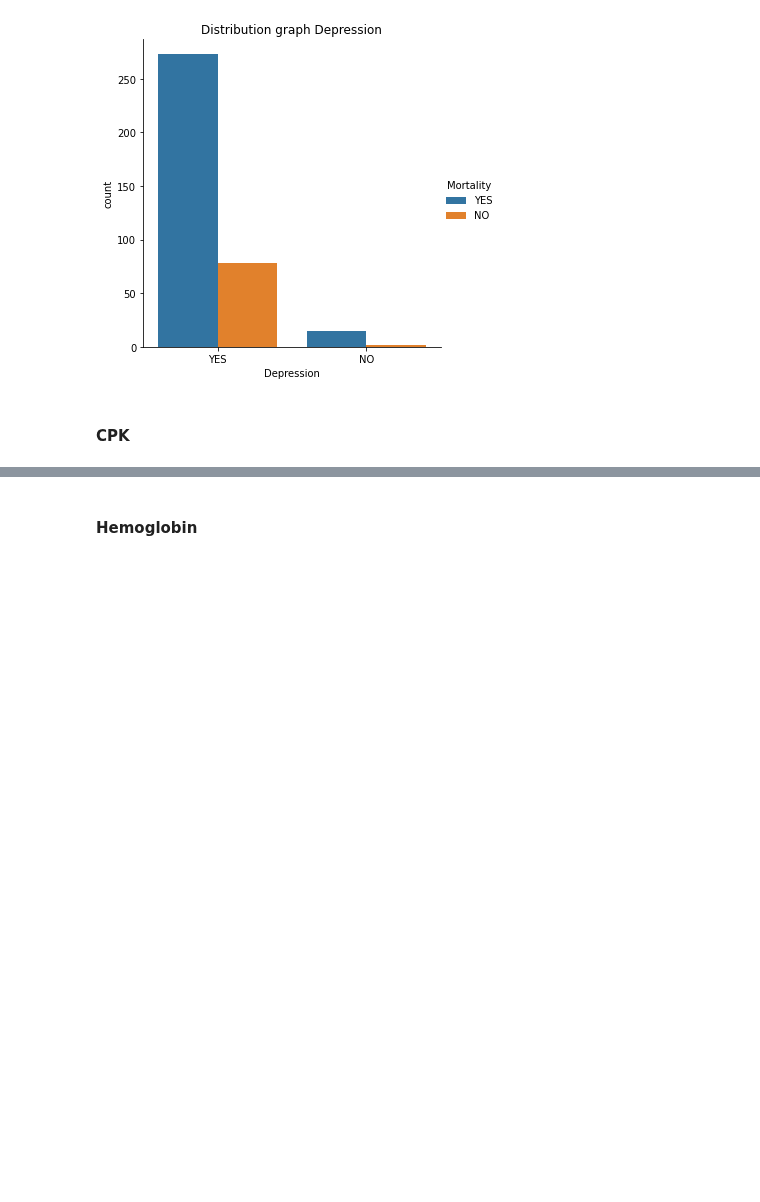
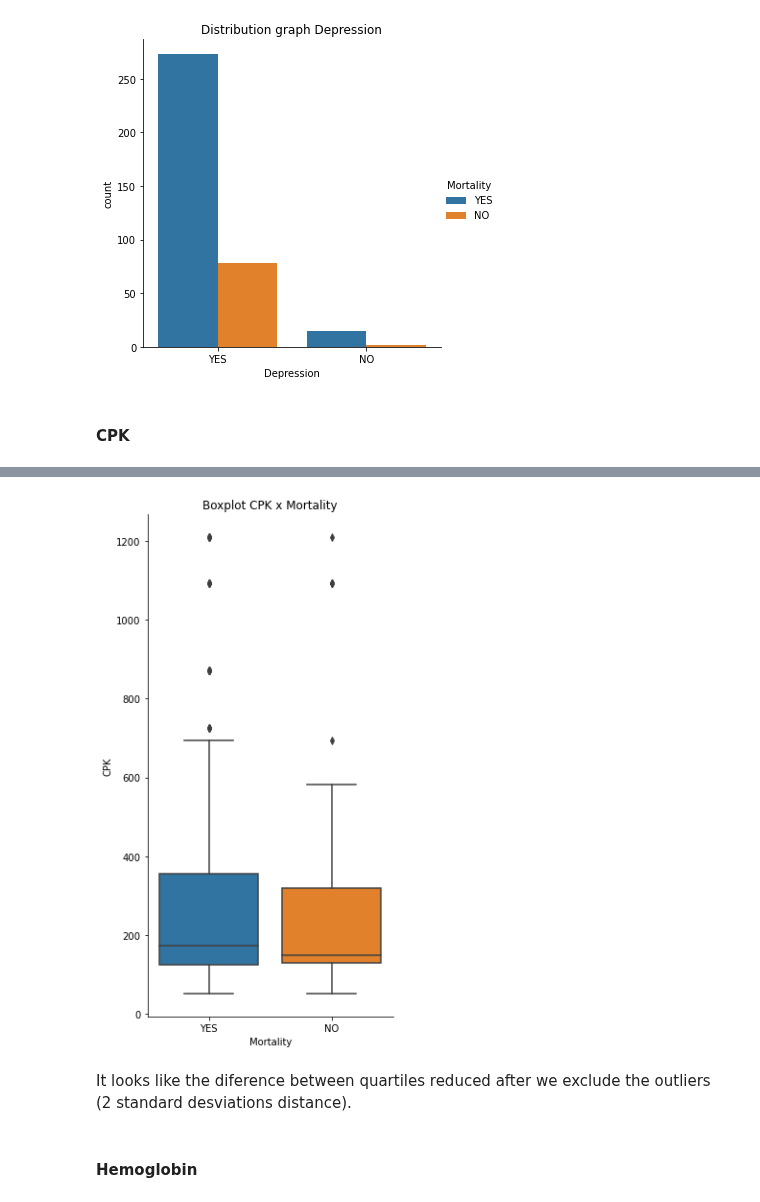
Before and after one commit to RenanGroot/Analise-Exploratoria-ENEM2019, a Jupyter notebook: Heart-Failure-Prediction.ipynb, the cells around one changed output, grey strips where cells are left out. Saved outputs shown, nothing was run; the diff lists cells and outputs as text; code cells hidden in the pictures; blank space fills up the shorter version.

```diff
--- a/Heart-Failure-Prediction.ipynb
+++ b/Heart-Failure-Prediction.ipynb
@@ -258,2 +322,19 @@ plt.show()
+# %%
+# New DataFrame with Mortality and CPK columns
+df_cpk = df_categorical[["Mortality","CPK"]]
+
+# Excluding outliers (Z-score > 2)
+df_cpk = df_cpk[(np.abs(stats.zscore(df_cpk["CPK"])) < 2)]
+
+# Plotting Graph
+graph = sns.catplot(data=df_cpk, y="CPK", x="Mortality", kind="box",  height=8, aspect=9/16)
+
+graph.set(title="Boxplot CPK x Mortality")
+
+plt.show()
+# %% [output]
+[figure, added]
+# %% [markdown]
+It looks like the diference between quartiles reduced after we exclude the outliers (2 standard desviations distance).
 # %% [markdown]
 #### Hemoglobin
```
Also changed, not shown: parts of 12 cells of this notebook.
